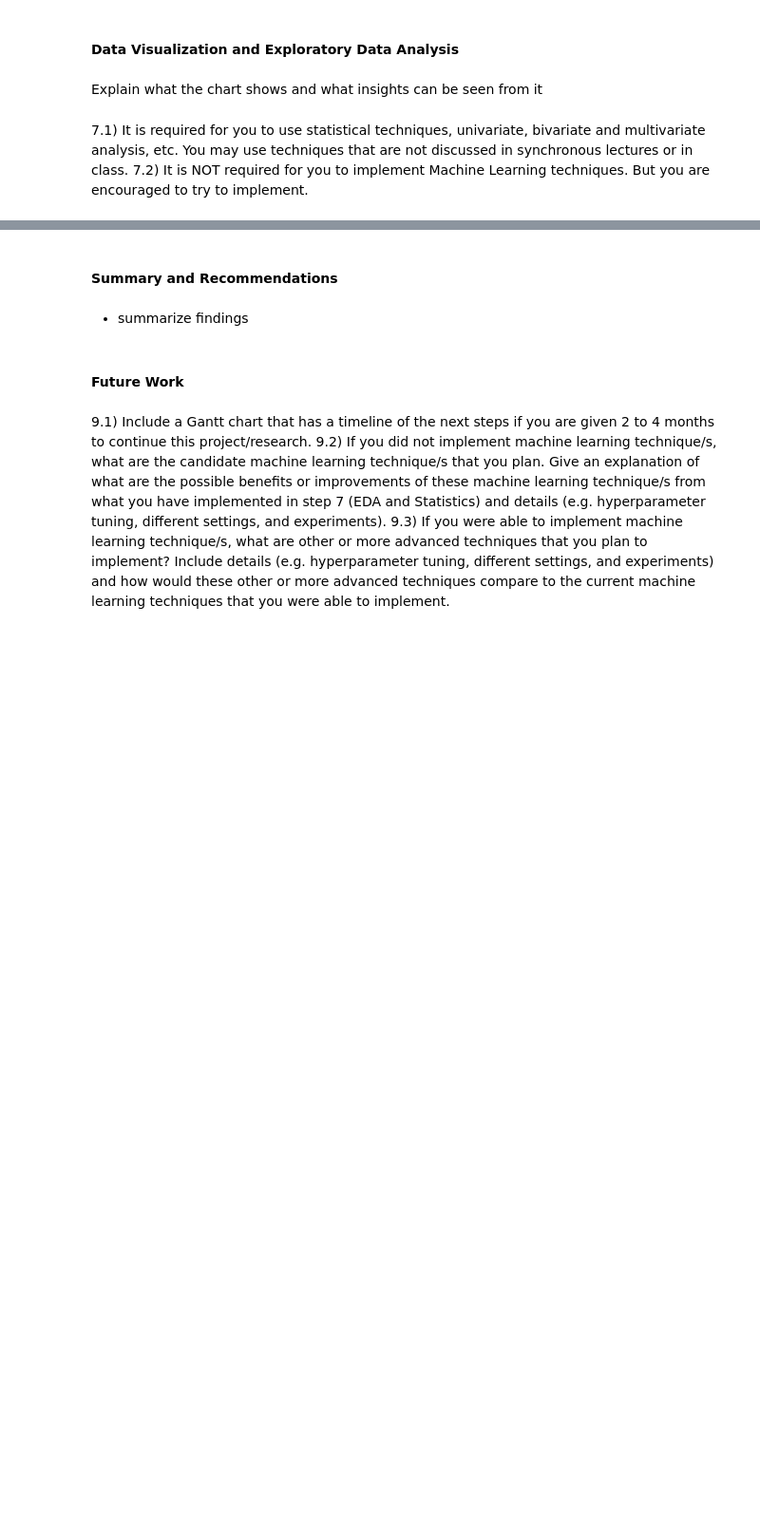
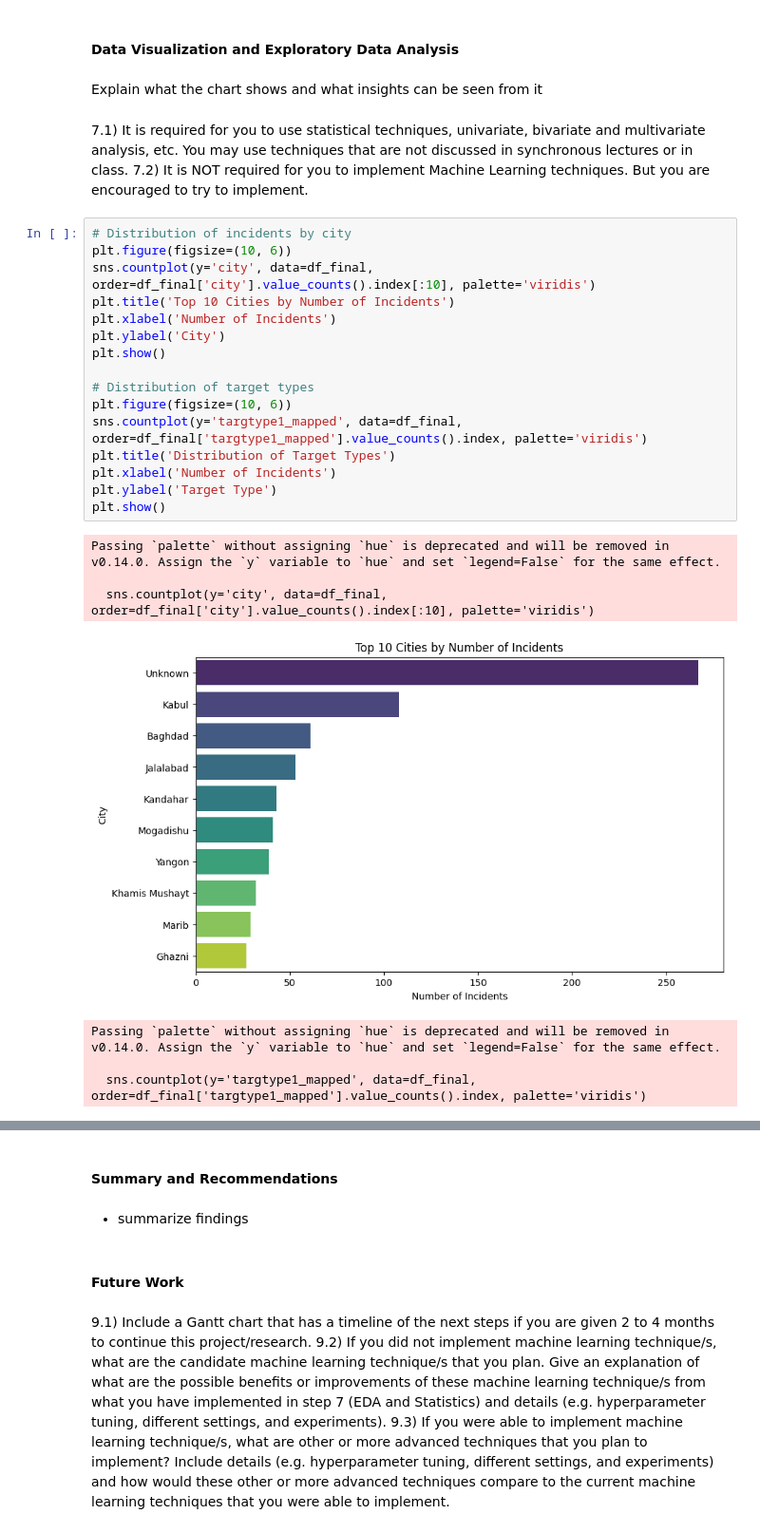
Before and after one commit to almiravelas/DATA100_MCO2, a Jupyter notebook: file.ipynb, the cells around one changed output, grey strips where cells are left out. Shown at 95% size. Saved outputs shown, nothing was run; the diff lists cells and outputs as text; blank space fills up the shorter version.

```diff
--- a/file.ipynb
+++ b/file.ipynb
@@ -373,3 +406,27 @@ Explain what the chart shows and what insights can be seen from it
 # %% [markdown]
 7.1) It is required for you to use statistical techniques, univariate, bivariate and multivariate analysis, etc. You may use techniques that are not discussed in synchronous lectures or in class.
 7.2) It is NOT required for you to implement Machine Learning techniques. But you are encouraged to try to implement.
+# %%
+# Distribution of incidents by city
+plt.figure(figsize=(10, 6))
+sns.countplot(y='city', data=df_final, order=df_final['city'].value_counts().index[:10], palette='viridis')
+plt.title('Top 10 Cities by Number of Incidents')
+plt.xlabel('Number of Incidents')
+plt.ylabel('City')
+plt.show()
+
+# Distribution of target types
+plt.figure(figsize=(10, 6))
+sns.countplot(y='targtype1_mapped', data=df_final, order=df_final['targtype1_mapped'].value_counts().index, palette='viridis')
+plt.title('Distribution of Target Types')
+plt.xlabel('Number of Incidents')
+plt.ylabel('Target Type')
+plt.show()
+# %% [output]
+Passing `palette` without assigning `hue` is deprecated and will be removed in v0.14.0. Assign the `y` variable to `hue` and set `legend=False` for the same effect.
+
+  sns.countplot(y='city', data=df_final, order=df_final['city'].value_counts().index[:10], palette='viridis')
+[figure, added]
+Passing `palette` without assigning `hue` is deprecated and will be removed in v0.14.0. Assign the `y` variable to `hue` and set `legend=False` for the same effect.
+
+  sns.countplot(y='targtype1_mapped', data=df_final, order=df_final['targtype1_mapped'].value_counts().index, palette='viridis')
```
Also changed, not shown: parts of 11 cells of this notebook.
